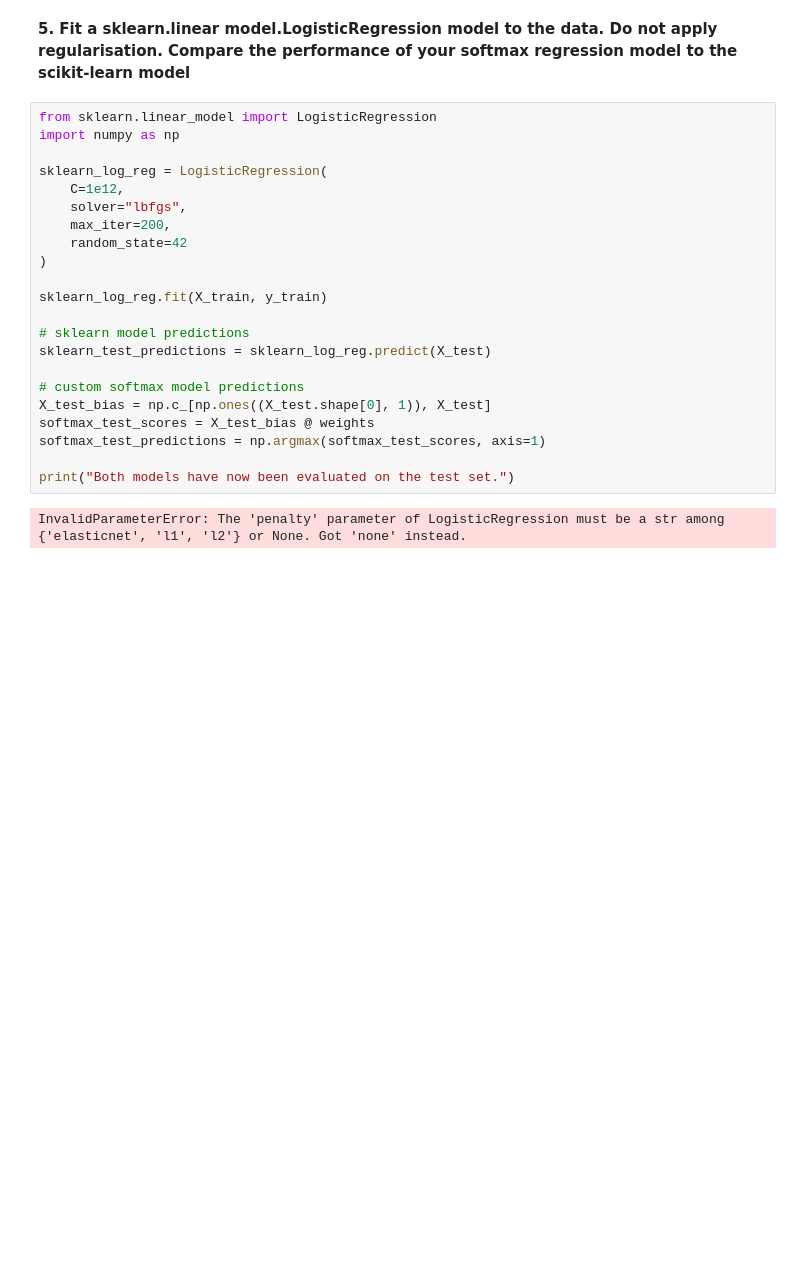
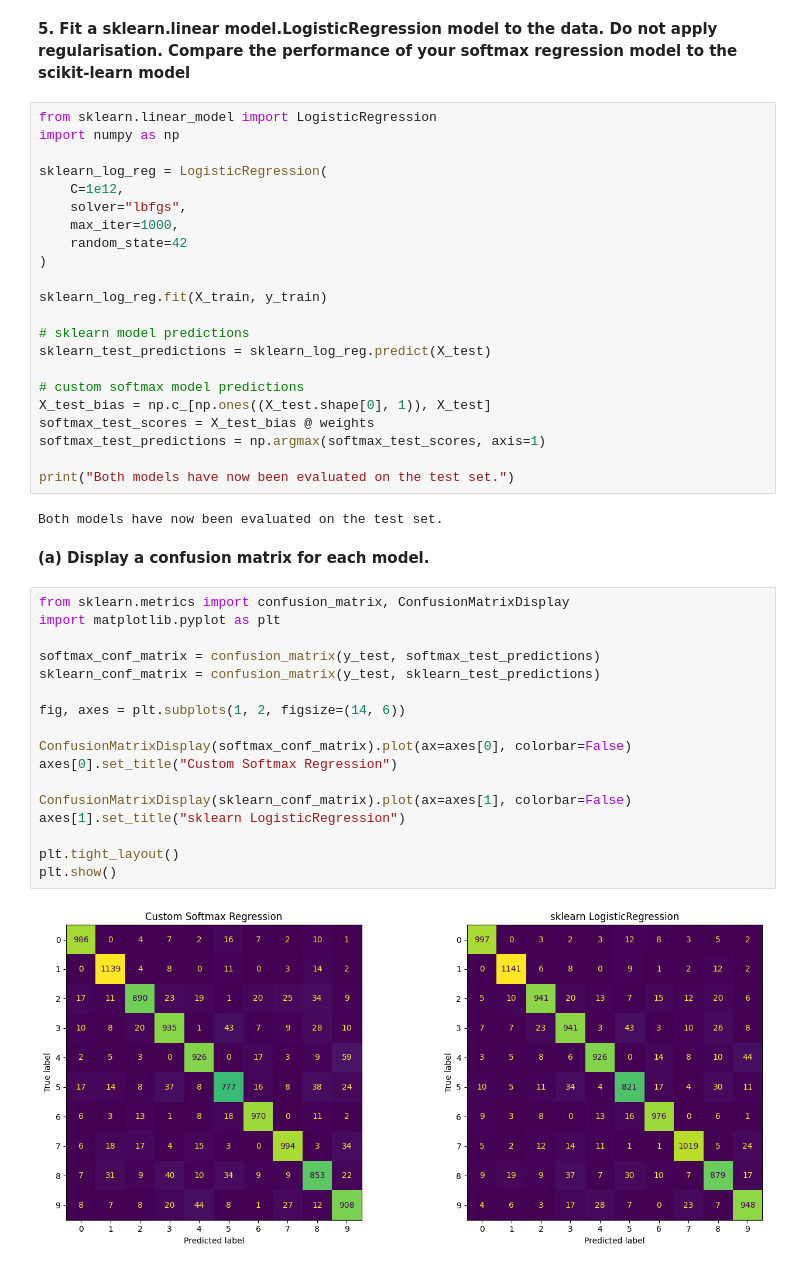
Before and after one commit to saltyypringle/CITS5508-Assignments, a Jupyter notebook: Assignment_1_Dipika_Choudhury.ipynb, the cells around one changed output. Drawn from its saved outputs; the diff is of its cells as text; blank space fills up the shorter version.

```diff
--- a/Assignment_1_Dipika_Choudhury.ipynb
+++ b/Assignment_1_Dipika_Choudhury.ipynb
@@ -265,7 +265,7 @@ import numpy as np
 sklearn_log_reg = LogisticRegression(
     C=1e12,
     solver="lbfgs",
-    max_iter=200,
+    max_iter=1000,
     random_state=42
 )
 
@@ -281,4 +281,25 @@ softmax_test_predictions = np.argmax(softmax_test_scores, axis=1)
 
 print("Both models have now been evaluated on the test set.")
 # %% [output]
-InvalidParameterError: The 'penalty' parameter of LogisticRegression must be a str among {'elasticnet', 'l1', 'l2'} or None. Got 'none' instead.
+Both models have now been evaluated on the test set.
+# %% [markdown]
+**(a) Display a confusion matrix for each model.**
+# %%
+from sklearn.metrics import confusion_matrix, ConfusionMatrixDisplay
+import matplotlib.pyplot as plt
+
+softmax_conf_matrix = confusion_matrix(y_test, softmax_test_predictions)
+sklearn_conf_matrix = confusion_matrix(y_test, sklearn_test_predictions)
+
+fig, axes = plt.subplots(1, 2, figsize=(14, 6))
+
+ConfusionMatrixDisplay(softmax_conf_matrix).plot(ax=axes[0], colorbar=False)
+axes[0].set_title("Custom Softmax Regression")
+
+ConfusionMatrixDisplay(sklearn_conf_matrix).plot(ax=axes[1], colorbar=False)
+axes[1].set_title("sklearn LogisticRegression")
+
+plt.tight_layout()
+plt.show()
+# %% [output]
+[figure, added]
```
Also changed, not shown: parts of 9 cells of this notebook.
